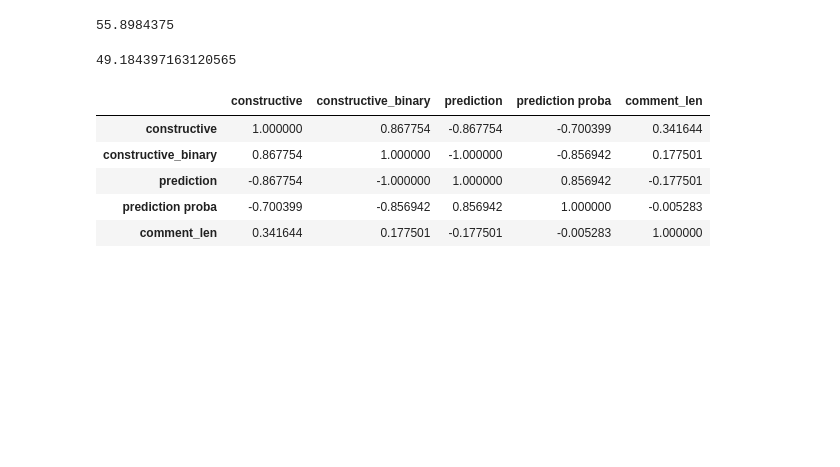
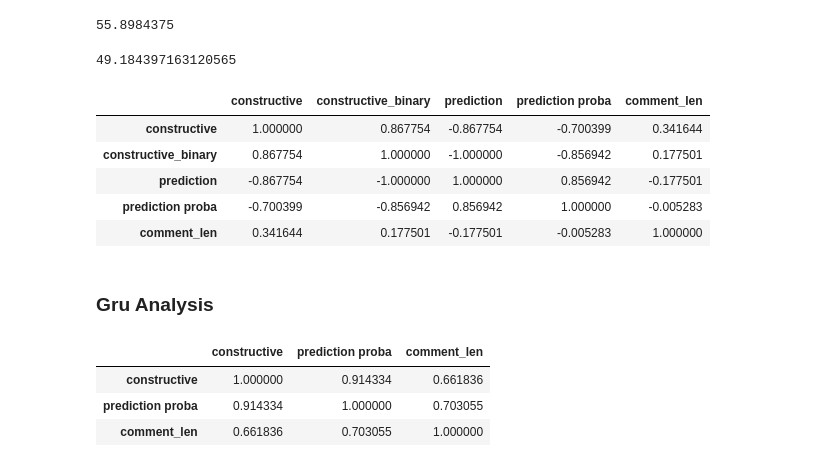
Before and after one commit to kvarada/constructiveness, a Jupyter notebook: notebooks/nthain Length Analysis.ipynb, the cells around one changed output. Cells and saved outputs as stored; diff of their text form; code cells hidden in the pictures; blank space fills up the shorter version.

```diff
--- a/notebooks/nthain Length Analysis.ipynb
+++ b/notebooks/nthain Length Analysis.ipynb
@@ -135,3 +139,5 @@ c3_errors.corr()
 | prediction | -0.867754 | -1.000000 | 1.000000 | 0.856942 | -0.177501 |
 | prediction proba | -0.700399 | -0.856942 | 0.856942 | 1.000000 | -0.005283 |
 | comment_len | 0.341644 | 0.177501 | -0.177501 | -0.005283 | 1.000000 |
+# %% [markdown]
+### Gru Analysis
@@ -137,0 +146,7 @@ c3_errors.corr()
+# %%
+c3_gru[['constructive', 'prediction proba', 'comment_len']].corr()
+# %% [output]
+|  | constructive | prediction proba | comment_len |
+| constructive | 1.000000 | 0.914334 | 0.661836 |
+| prediction proba | 0.914334 | 1.000000 | 0.703055 |
+| comment_len | 0.661836 | 0.703055 | 1.000000 |
```
Also changed, not shown: parts of 8 cells of this notebook.
